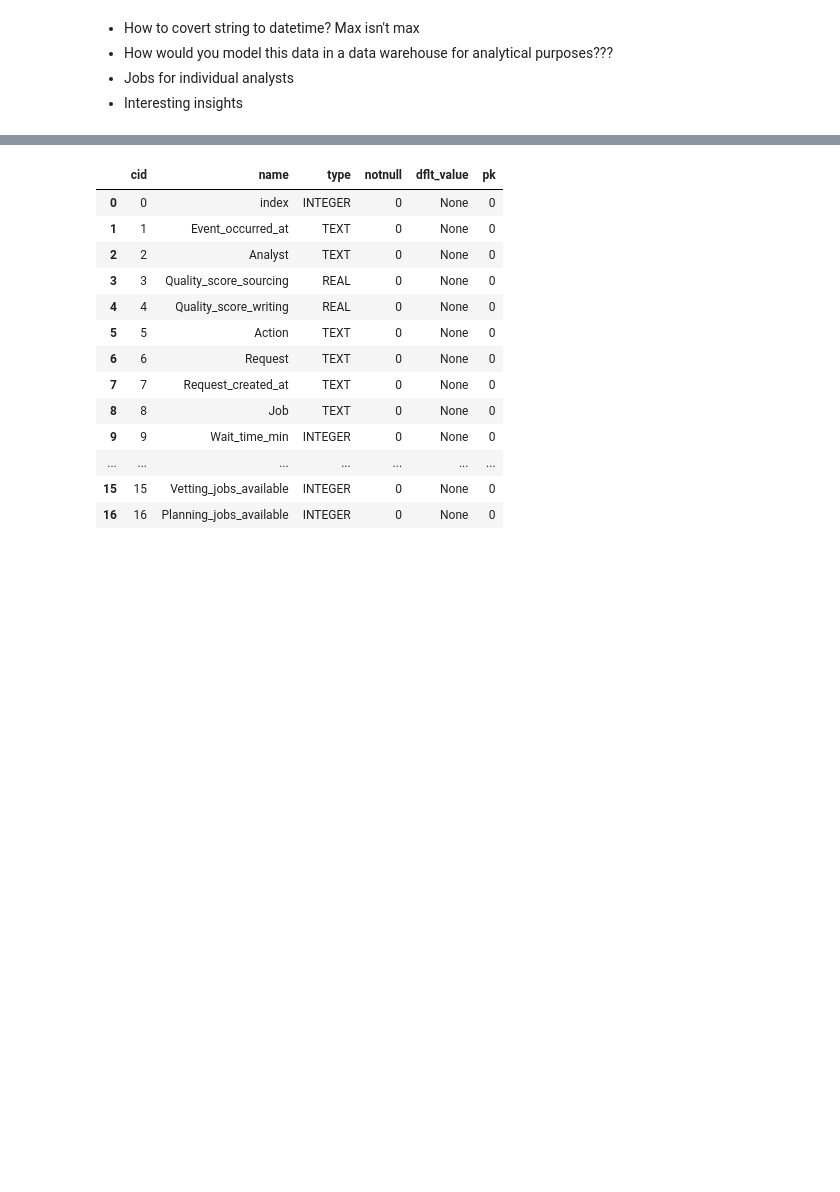
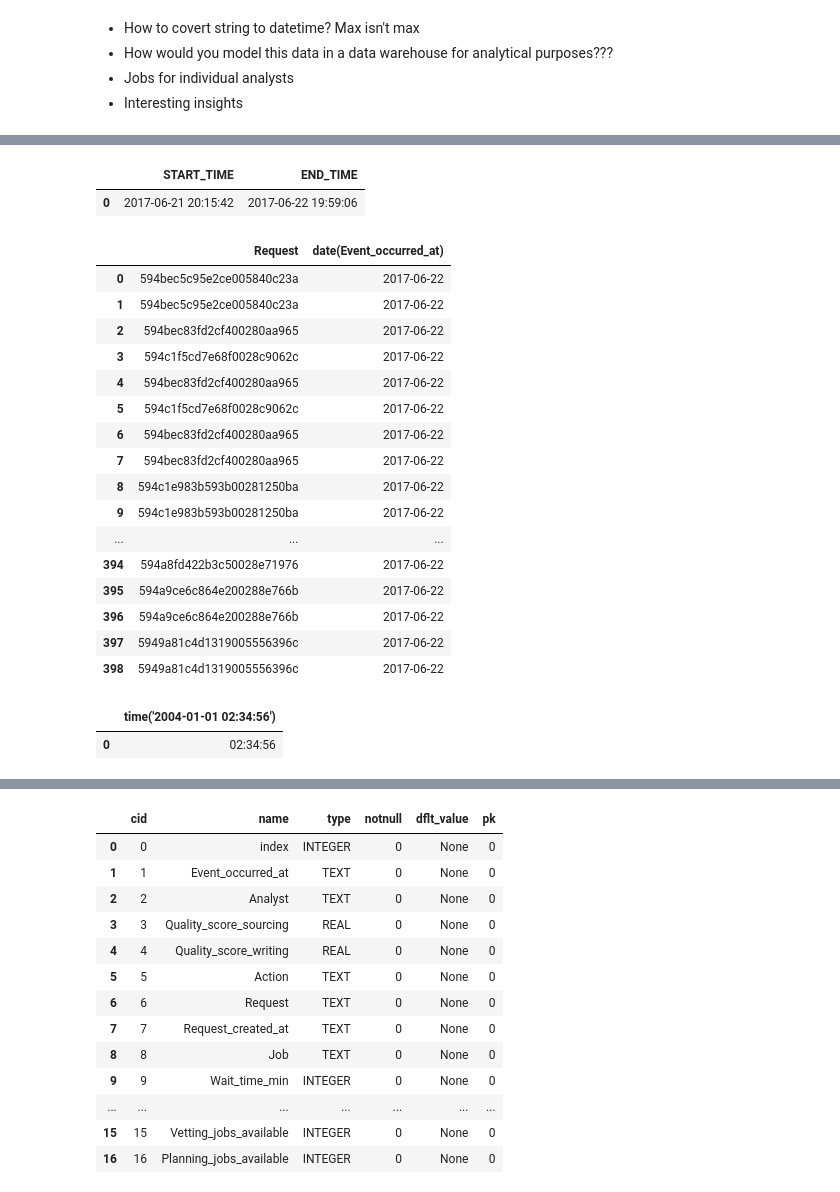
Before and after one commit to erikajane/Wonder_SQL_Task, a Jupyter notebook: Data.ipynb, the cells around one changed output, grey strips where cells are left out. Saved outputs shown, nothing was run; the diff lists cells and outputs as text; code cells hidden in the pictures; blank space fills up the shorter version.

```diff
--- a/Data.ipynb
+++ b/Data.ipynb
@@ -64,3 +87,46 @@ data
 788                       0                        1                       0
 789                       0                        1                       0
 790                       0                        1                       0
+# %%
+# Query the minimum and maximum values for Event_occurred_at
+
+c.execute('''SELECT MIN(Event_occurred_at) AS START_TIME, MAX(Event_occurred_at) AS END_TIME
+            FROM Assignments''')
+data = pd.DataFrame(c.fetchall())
+data.columns = [x[0] for x in c.description]
+data
+# %% [output]
+|  | START_TIME | END_TIME |
+| 0 | 2017-06-21 20:15:42 | 2017-06-22 19:59:06 |
+# %%
+c.execute('''SELECT Request, MIN(Event_occurred_at)
+            FROM Assignments;''')
+data = pd.DataFrame(c.fetchall())
+data.columns = [x[0] for x in c.description]
+data
+# %% [output]
+|  | Request | date(Event_occurred_at) |
+| 0 | 594bec5c95e2ce005840c23a | 2017-06-22 |
+| 1 | 594bec5c95e2ce005840c23a | 2017-06-22 |
+| 2 | 594bec83fd2cf400280aa965 | 2017-06-22 |
+| 3 | 594c1f5cd7e68f0028c9062c | 2017-06-22 |
+| 4 | 594bec83fd2cf400280aa965 | 2017-06-22 |
+| 5 | 594c1f5cd7e68f0028c9062c | 2017-06-22 |
+| 6 | 594bec83fd2cf400280aa965 | 2017-06-22 |
+| 7 | 594bec83fd2cf400280aa965 | 2017-06-22 |
+| 8 | 594c1e983b593b00281250ba | 2017-06-22 |
+| 9 | 594c1e983b593b00281250ba | 2017-06-22 |
+| ... | ... | ... |
+| 394 | 594a8fd422b3c50028e71976 | 2017-06-22 |
+| 395 | 594a9ce6c864e200288e766b | 2017-06-22 |
+| 396 | 594a9ce6c864e200288e766b | 2017-06-22 |
+| 397 | 5949a81c4d1319005556396c | 2017-06-22 |
+| 398 | 5949a81c4d1319005556396c | 2017-06-22 |
+# %%
+c.execute('''SELECT time('2004-01-01 02:34:56');''')
+data = pd.DataFrame(c.fetchall())
+data.columns = [x[0] for x in c.description]
+data
+# %% [output]
+|  | time('2004-01-01 02:34:56') |
+| 0 | 02:34:56 |
```
Also changed, not shown: parts of 14 cells of this notebook, 2 other files.
